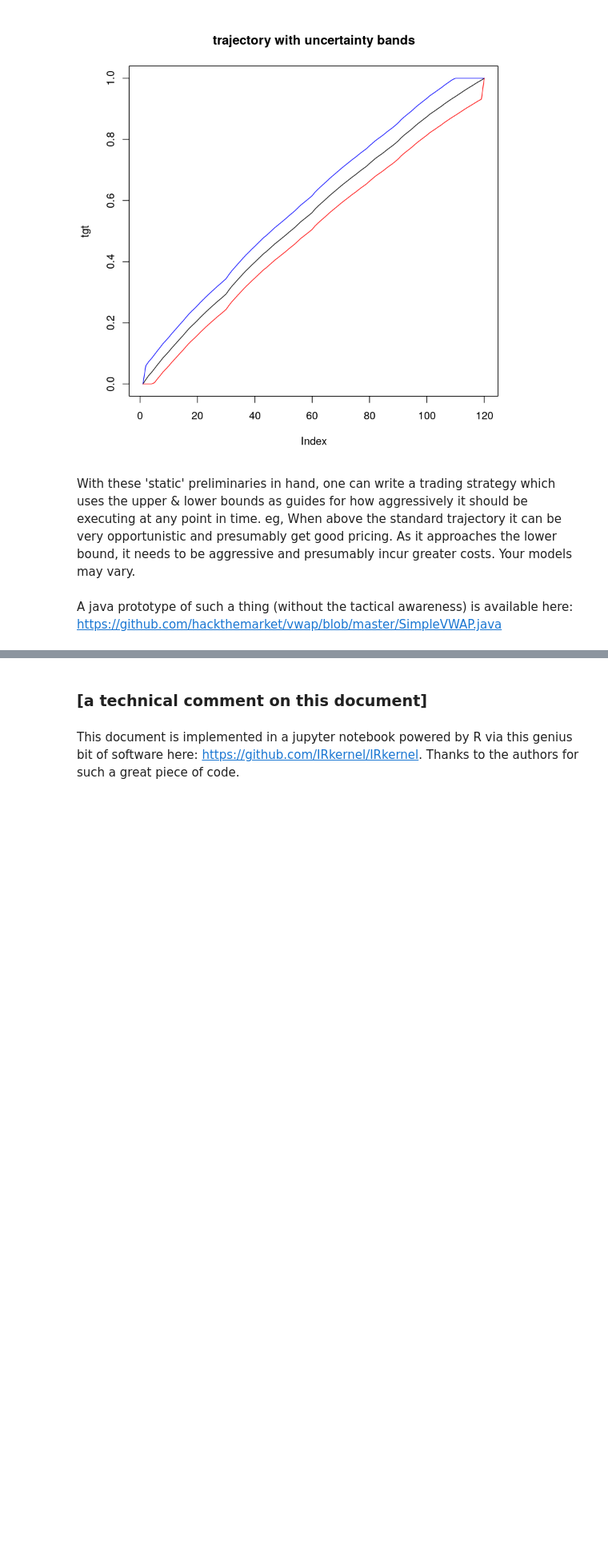
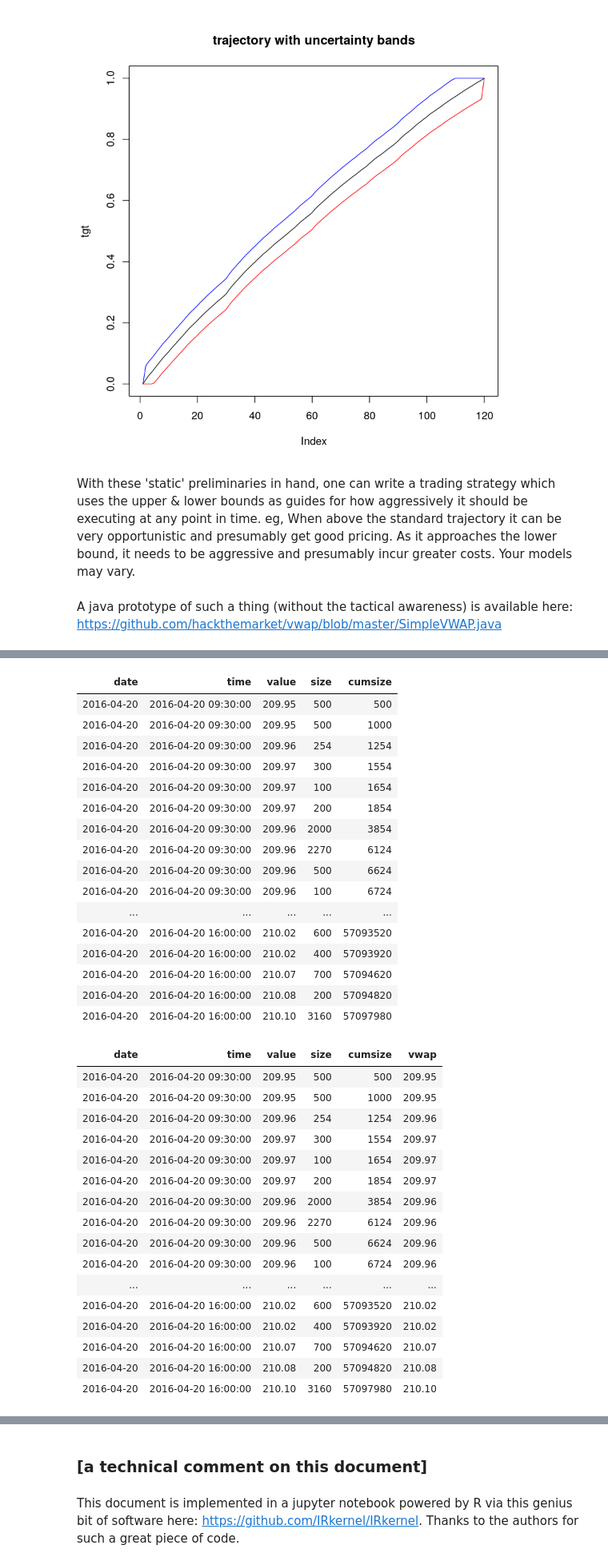
Before and after one commit to hackthemarket/vwap, a Jupyter notebook: vwap.ipynb, the cells around one changed output, grey strips where cells are left out. Shown at 80% size. Cells and saved outputs as stored; diff of their text form; code cells hidden in the pictures; blank space fills up the shorter version.

```diff
--- a/vwap.ipynb
+++ b/vwap.ipynb
@@ -97,0 +143,46 @@ A java prototype of such a thing (without the tactical awareness) is available h
+# %%
+# let's pick a day and calculate vwap for that day
+day = '2016-04-20'
+DT = spydt[date==day]
+# add in cumvol
+DT[,cumsize:=cumsum(size)]
+# calc vwap
+DT[,vwap:=value]
+for (i in 2:nrow(DT))
+    set(DT, i, 6L, ((DT$vwap[i-1]*DT$cumsize[i-1])
+        + (DT$value[i]*DT$size[i]))/DT$cumsize[i])
+# %% [output]
+| date | time | value | size | cumsize |
+| 2016-04-20 | 2016-04-20 09:30:00 | 209.95 | 500 | 500 |
+| 2016-04-20 | 2016-04-20 09:30:00 | 209.95 | 500 | 1000 |
+| 2016-04-20 | 2016-04-20 09:30:00 | 209.96 | 254 | 1254 |
+| 2016-04-20 | 2016-04-20 09:30:00 | 209.97 | 300 | 1554 |
+| 2016-04-20 | 2016-04-20 09:30:00 | 209.97 | 100 | 1654 |
+| 2016-04-20 | 2016-04-20 09:30:00 | 209.97 | 200 | 1854 |
+| 2016-04-20 | 2016-04-20 09:30:00 | 209.96 | 2000 | 3854 |
+| 2016-04-20 | 2016-04-20 09:30:00 | 209.96 | 2270 | 6124 |
+| 2016-04-20 | 2016-04-20 09:30:00 | 209.96 | 500 | 6624 |
+| 2016-04-20 | 2016-04-20 09:30:00 | 209.96 | 100 | 6724 |
+| ... | ... | ... | ... | ... |
+| 2016-04-20 | 2016-04-20 16:00:00 | 210.02 | 600 | 57093520 |
+| 2016-04-20 | 2016-04-20 16:00:00 | 210.02 | 400 | 57093920 |
+| 2016-04-20 | 2016-04-20 16:00:00 | 210.07 | 700 | 57094620 |
+| 2016-04-20 | 2016-04-20 16:00:00 | 210.08 | 200 | 57094820 |
+| 2016-04-20 | 2016-04-20 16:00:00 | 210.10 | 3160 | 57097980 |
+| date | time | value | size | cumsize | vwap |
+| 2016-04-20 | 2016-04-20 09:30:00 | 209.95 | 500 | 500 | 209.95 |
+| 2016-04-20 | 2016-04-20 09:30:00 | 209.95 | 500 | 1000 | 209.95 |
+| 2016-04-20 | 2016-04-20 09:30:00 | 209.96 | 254 | 1254 | 209.96 |
+| 2016-04-20 | 2016-04-20 09:30:00 | 209.97 | 300 | 1554 | 209.97 |
+| 2016-04-20 | 2016-04-20 09:30:00 | 209.97 | 100 | 1654 | 209.97 |
+| 2016-04-20 | 2016-04-20 09:30:00 | 209.97 | 200 | 1854 | 209.97 |
+| 2016-04-20 | 2016-04-20 09:30:00 | 209.96 | 2000 | 3854 | 209.96 |
+| 2016-04-20 | 2016-04-20 09:30:00 | 209.96 | 2270 | 6124 | 209.96 |
+| 2016-04-20 | 2016-04-20 09:30:00 | 209.96 | 500 | 6624 | 209.96 |
+| 2016-04-20 | 2016-04-20 09:30:00 | 209.96 | 100 | 6724 | 209.96 |
+| ... | ... | ... | ... | ... | ... |
+| 2016-04-20 | 2016-04-20 16:00:00 | 210.02 | 600 | 57093520 | 210.02 |
+| 2016-04-20 | 2016-04-20 16:00:00 | 210.02 | 400 | 57093920 | 210.02 |
+| 2016-04-20 | 2016-04-20 16:00:00 | 210.07 | 700 | 57094620 | 210.07 |
+| 2016-04-20 | 2016-04-20 16:00:00 | 210.08 | 200 | 57094820 | 210.08 |
+| 2016-04-20 | 2016-04-20 16:00:00 | 210.10 | 3160 | 57097980 | 210.10 |
```
Also changed, not shown: parts of 27 cells of this notebook, 1 other file.
